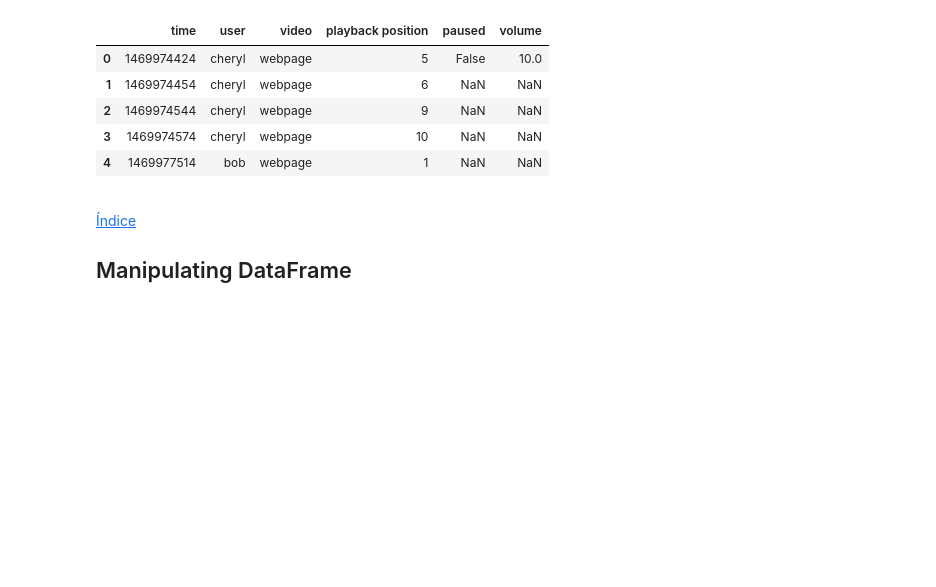
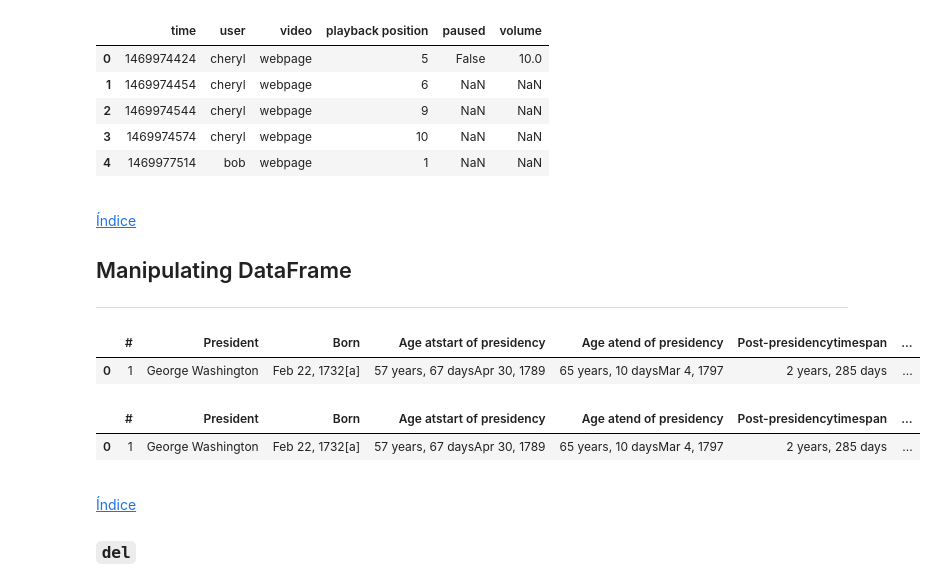
Before and after one commit to SantiGonzalezz/Applied-Data-Science-with-Python, a Jupyter notebook: 1. Introduction to Data Science in Python/Week 2/Pandas.ipynb, the cells around one changed output. Saved outputs shown, nothing was run; the diff lists cells and outputs as text; code cells hidden in the pictures; blank space fills up the shorter version.

```diff
--- a/1. Introduction to Data Science in Python/Week 2/Pandas.ipynb
+++ b/1. Introduction to Data Science in Python/Week 2/Pandas.ipynb
@@ -660,5 +669,26 @@ df.head()
 [Índice](#index)
 
 ## Manipulating DataFrame
+
+---
 # %%
 import pandas as pd
+# %%
+df = pd.read_csv('datasets/presidents.csv')
+df.head(1)
+# %% [output]
+|  | # | President | Born | Age atstart of presidency | Age atend of presidency | Post-presidencytimespan | ... |
+| 0 | 1 | George Washington | Feb 22, 1732[a] | 57 years, 67 daysApr 30, 1789 | 65 years, 10 daysMar 4, 1797 | 2 years, 285 days | ... |
+# %%
+df['Name'] = df['President']
+df['Name'] = df['Name'].replace('[ ].*', '', regex=True)
+df.head(1)
+# %% [output]
+|  | # | President | Born | Age atstart of presidency | Age atend of presidency | Post-presidencytimespan | ... |
+| 0 | 1 | George Washington | Feb 22, 1732[a] | 57 years, 67 daysApr 30, 1789 | 65 years, 10 daysMar 4, 1797 | 2 years, 285 days | ... |
+# %% [markdown]
+<a id='c_del'></a>
+
+[Índice](#index)
+
+### `del`
```
Also changed, not shown: parts of 19 cells of this notebook, 2 other files.
